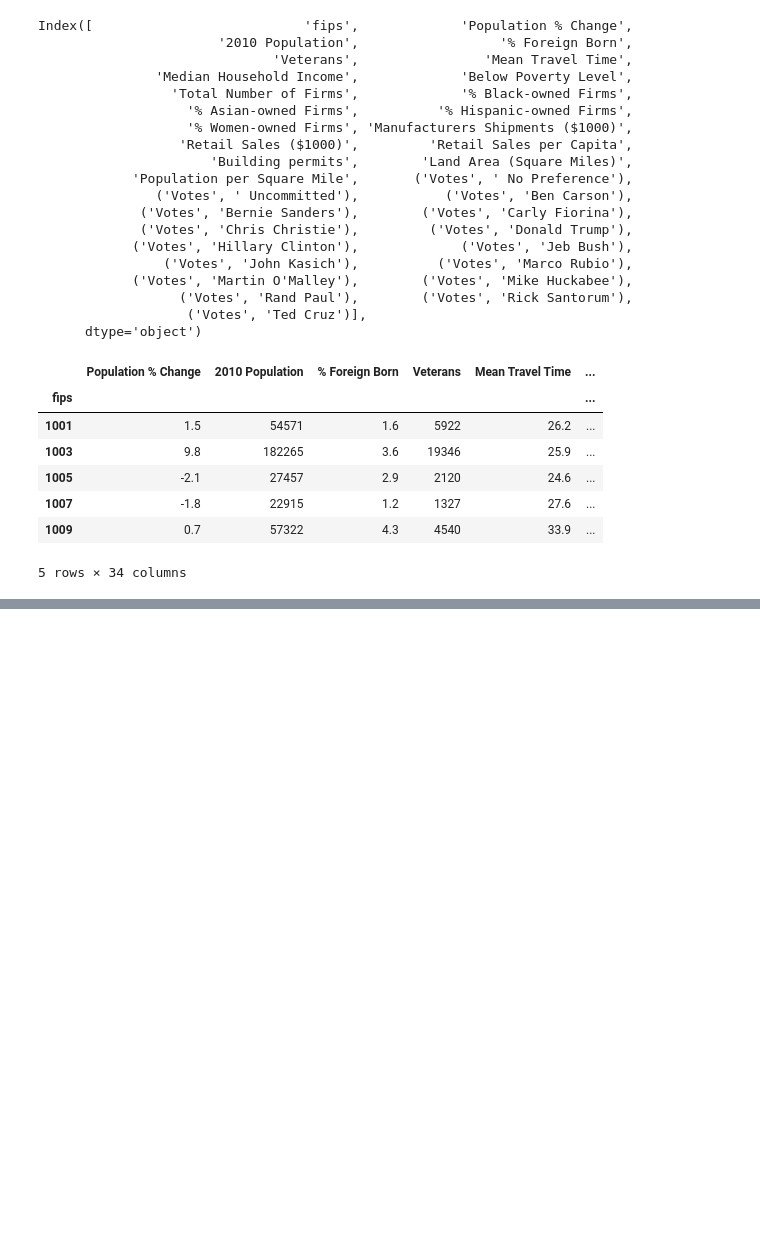
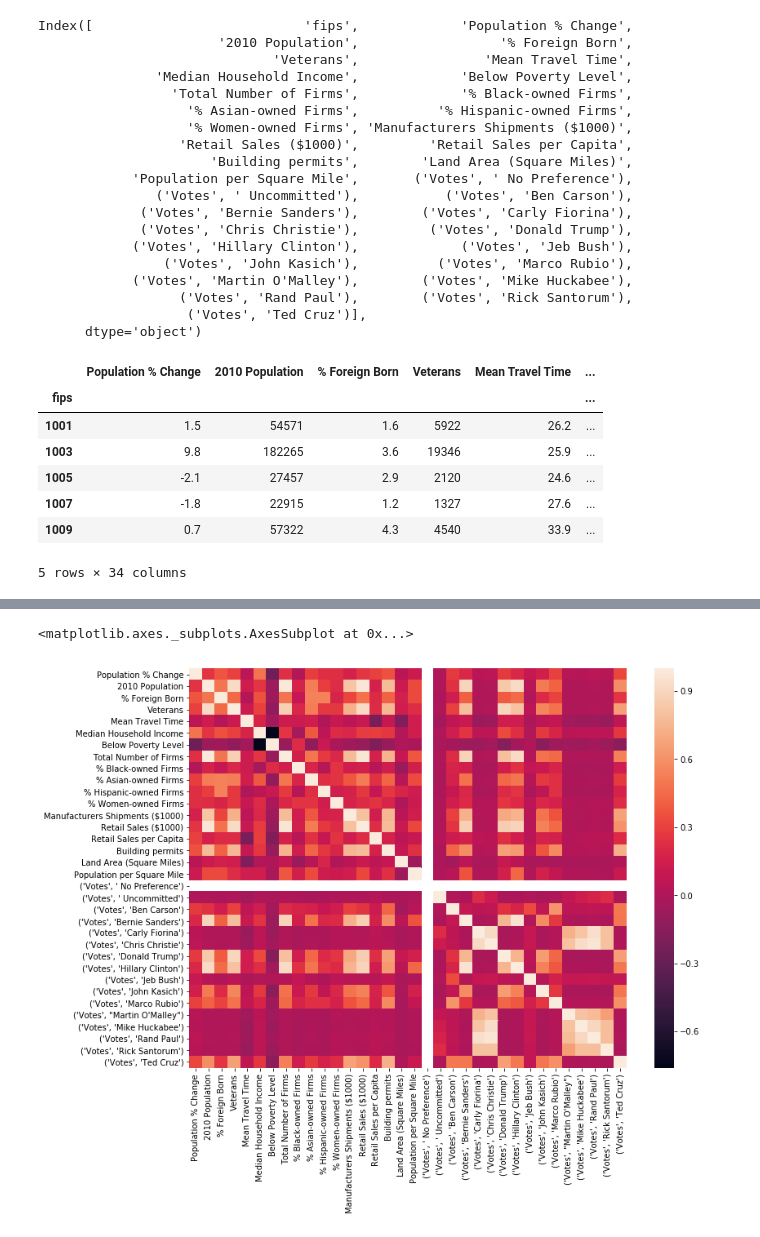
Before and after one commit to CorbinLeho/final_project, a Jupyter notebook: cjl_clean_data.ipynb, the cells around one changed output, grey strips where cells are left out. Saved outputs shown, nothing was run; the diff lists cells and outputs as text; code cells hidden in the pictures; blank space fills up the shorter version.

```diff
--- a/cjl_clean_data.ipynb
+++ b/cjl_clean_data.ipynb
@@ -283,0 +308,6 @@ clean.to_csv("nobetter.csv", index=False, header=True)
+# %%
+fig, ax=plt.subplots(figsize=(12,9))
+seaborn.heatmap(clean.corr(), ax=ax)
+# %% [output]
+<matplotlib.axes._subplots.AxesSubplot at 0x...>
+[figure, added]
```
Also changed, not shown: parts of 3 cells of this notebook.
